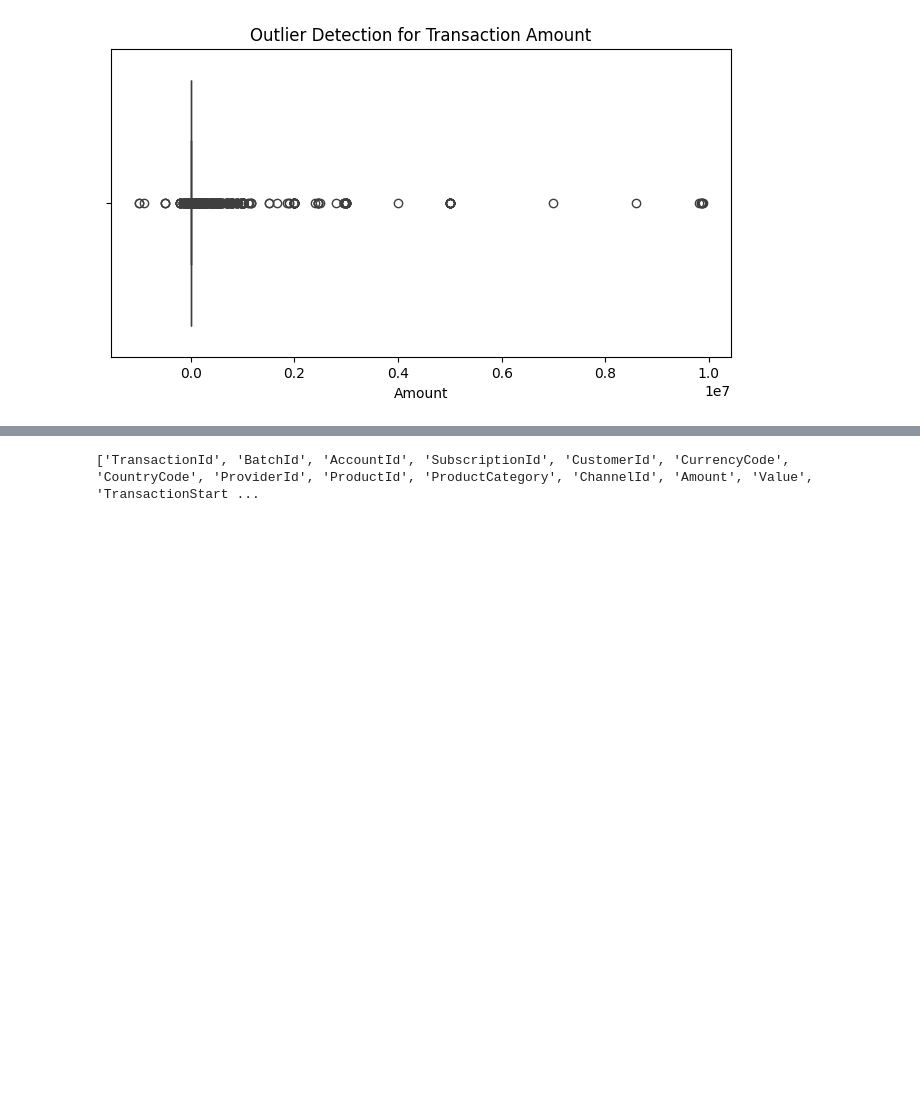
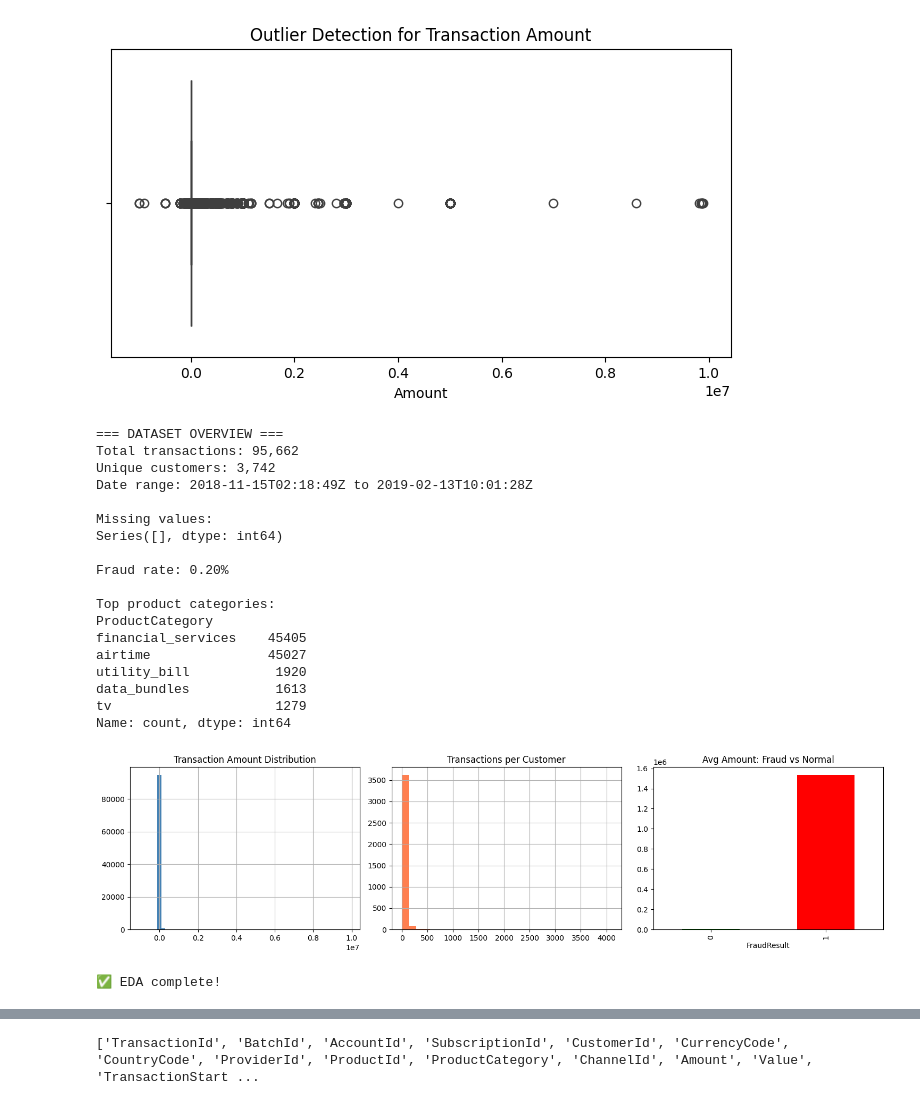
Before and after one commit to El632510/credit-risk-model, a Jupyter notebook: notebooks/eda.ipynb, the cells around one changed output, grey strips where cells are left out. Drawn from its saved outputs; the diff is of its cells as text; code cells hidden in the pictures; blank space fills up the shorter version.

```diff
--- a/notebooks/eda.ipynb
+++ b/notebooks/eda.ipynb
@@ -110,3 +110,56 @@ PricingStrategy         0
 FraudResult             0
 dtype: int64
 [figure]
+# %%
+import pandas as pd
+import matplotlib.pyplot as plt
+import seaborn as sns
+
+raw_df = pd.read_csv("../data/raw/data.csv")
+
+print("=== DATASET OVERVIEW ===")
+print(f"Total transactions: {len(raw_df):,}")
+print(f"Unique customers: {raw_df['CustomerId'].nunique():,}")
+print(f"Date range: {raw_df['TransactionStartTime'].min()} to {raw_df['TransactionStartTime'].max()}")
+print(f"\nMissing values:\n{raw_df.isnull().sum()[raw_df.isnull().sum() > 0]}")
+print(f"\nFraud rate: {raw_df['FraudResult'].mean():.2%}")
+print(f"\nTop product categories:\n{raw_df['ProductCategory'].value_counts().head()}")
+
+# Plot 1: Transaction amount distribution
+fig, axes = plt.subplots(1, 3, figsize=(15, 4))
+raw_df['Amount'].hist(bins=50, ax=axes[0], color='steelblue')
+axes[0].set_title('Transaction Amount Distribution')
+
+# Plot 2: Transactions per customer
+raw_df.groupby('CustomerId')['TransactionId'].count().hist(bins=30, ax=axes[1], color='coral')
+axes[1].set_title('Transactions per Customer')
+
+# Plot 3: Fraud vs non-fraud amounts
+raw_df.groupby('FraudResult')['Amount'].mean().plot(kind='bar', ax=axes[2], color=['green','red'])
+axes[2].set_title('Avg Amount: Fraud vs Normal')
+
+plt.tight_layout()
+plt.savefig("../data/processed/eda_insights.png", dpi=150)
+plt.show()
+print("✅ EDA complete!")
+# %% [output]
+=== DATASET OVERVIEW ===
+Total transactions: 95,662
+Unique customers: 3,742
+Date range: 2018-11-15T02:18:49Z to 2019-02-13T10:01:28Z
+
+Missing values:
+Series([], dtype: int64)
+
+Fraud rate: 0.20%
+
+Top product categories:
+ProductCategory
+financial_services    45405
+airtime               45027
+utility_bill           1920
+data_bundles           1613
+tv                     1279
+Name: count, dtype: int64
+[figure, added]
+✅ EDA complete!
```
Also changed, not shown: parts of 1 cell of this notebook, 3 other files.
